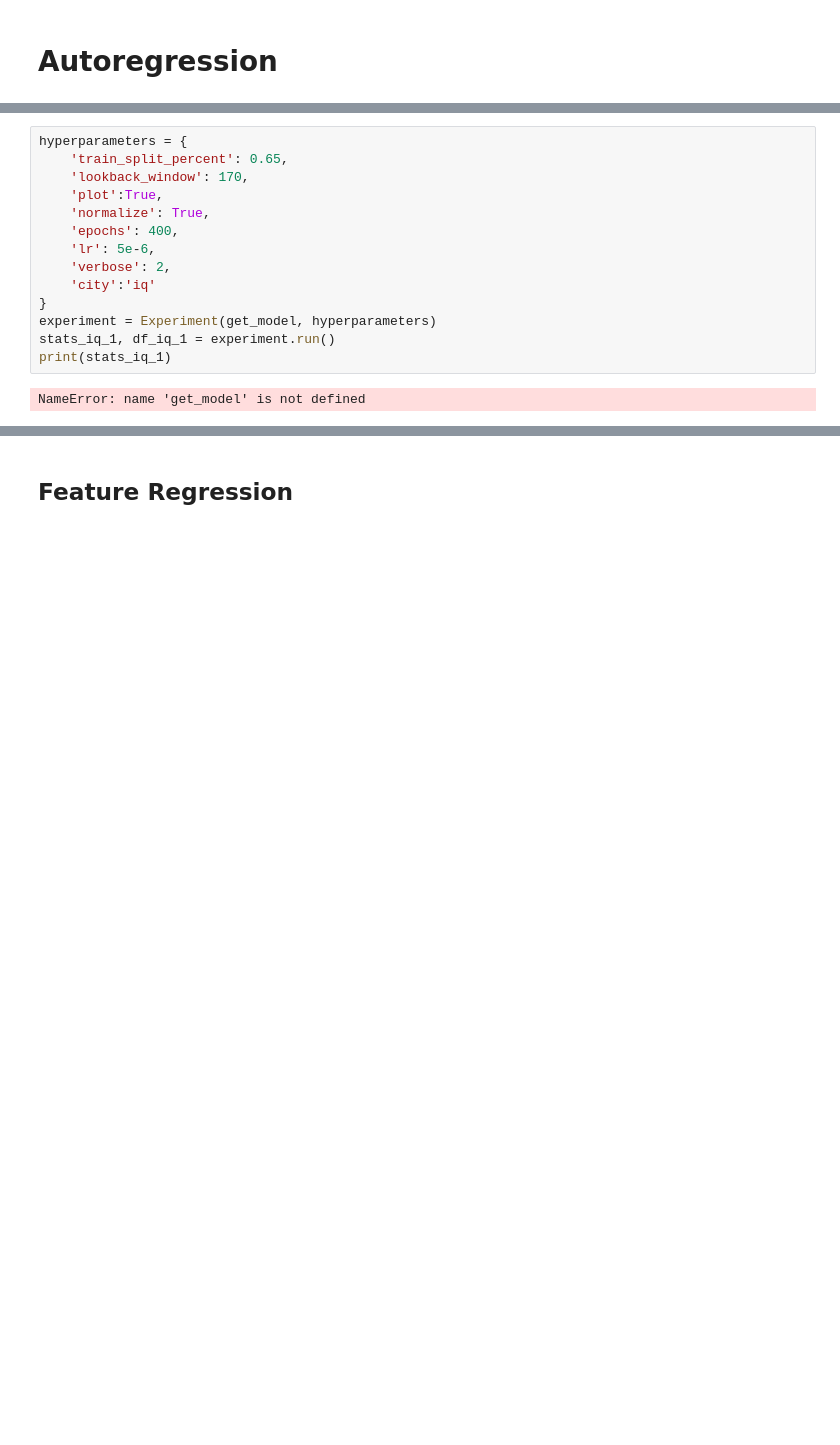
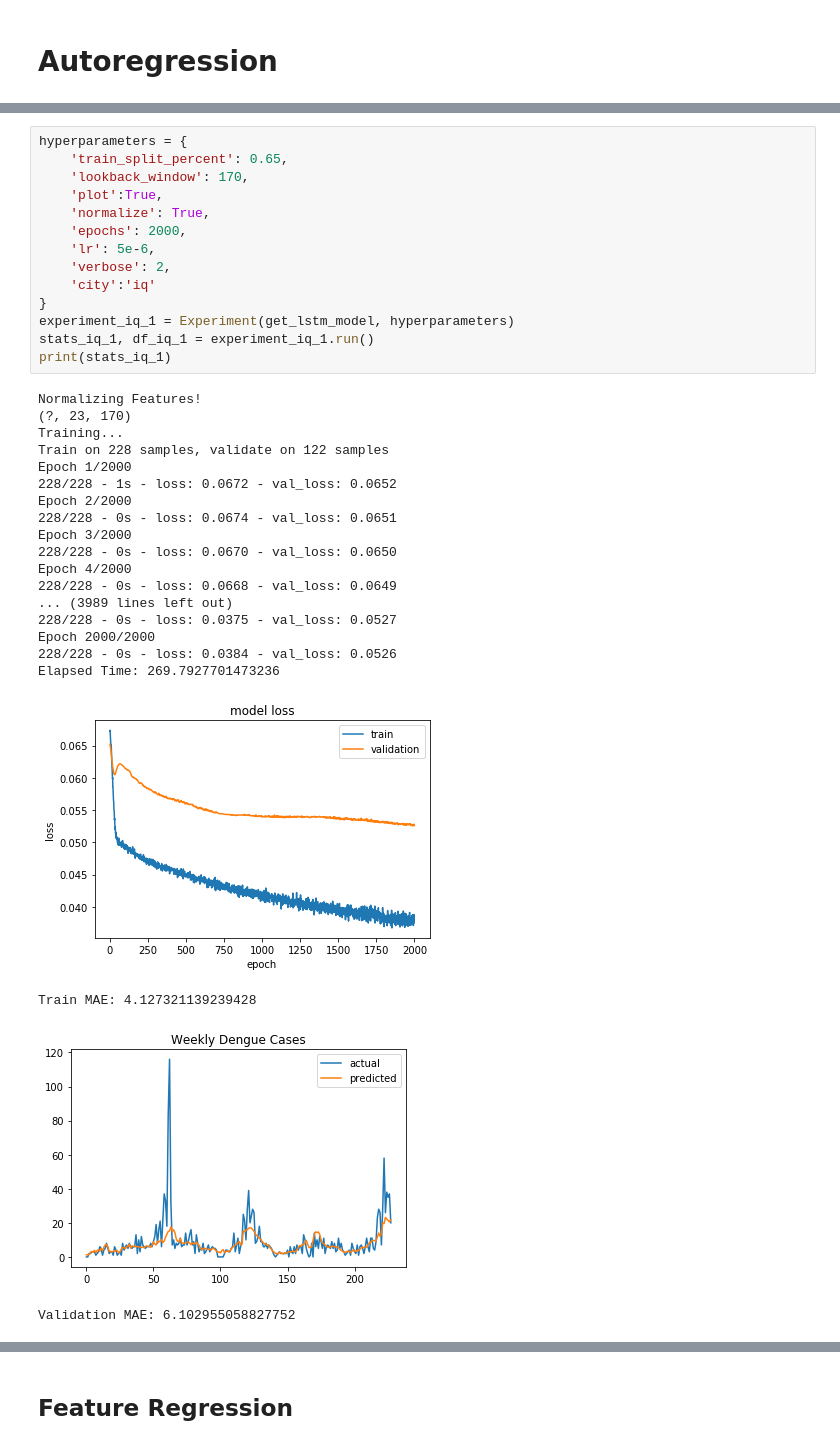
Before and after one commit to jsiloto/dengAI, a Jupyter notebook: analysis/modeling_LSTM.ipynb, the cells around one changed output, grey strips where cells are left out. Cells and saved outputs as stored; diff of their text form; blank space fills up the shorter version.

```diff
--- a/analysis/modeling_LSTM.ipynb
+++ b/analysis/modeling_LSTM.ipynb
@@ -70,16 +90,36 @@ Forecast MAE: 21.647544636210398
 # %%
 hyperparameters = {
     'train_split_percent': 0.65,
     'lookback_window': 170,
     'plot':True,
     'normalize': True,
-    'epochs': 400,
+    'epochs': 2000,
     'lr': 5e-6,
     'verbose': 2,
     'city':'iq'
 }
-experiment = Experiment(get_model, hyperparameters)
-stats_iq_1, df_iq_1 = experiment.run()
+experiment_iq_1 = Experiment(get_lstm_model, hyperparameters)
+stats_iq_1, df_iq_1 = experiment_iq_1.run()
 print(stats_iq_1)
 # %% [output]
-NameError: name 'get_model' is not defined
+Normalizing Features!
+(?, 23, 170)
+Training...
+Train on 228 samples, validate on 122 samples
+Epoch 1/2000
+228/228 - 1s - loss: 0.0672 - val_loss: 0.0652
+Epoch 2/2000
+228/228 - 0s - loss: 0.0674 - val_loss: 0.0651
+Epoch 3/2000
+228/228 - 0s - loss: 0.0670 - val_loss: 0.0650
+Epoch 4/2000
+228/228 - 0s - loss: 0.0668 - val_loss: 0.0649
+... (3989 lines left out)
+228/228 - 0s - loss: 0.0375 - val_loss: 0.0527
+Epoch 2000/2000
+228/228 - 0s - loss: 0.0384 - val_loss: 0.0526
+Elapsed Time: 269.7927701473236
+[figure, added]
+Train MAE: 4.127321139239428
+[figure, added]
+Validation MAE: 6.102955058827752
```
Also changed, not shown: parts of 6 cells of this notebook, 2 other files.
